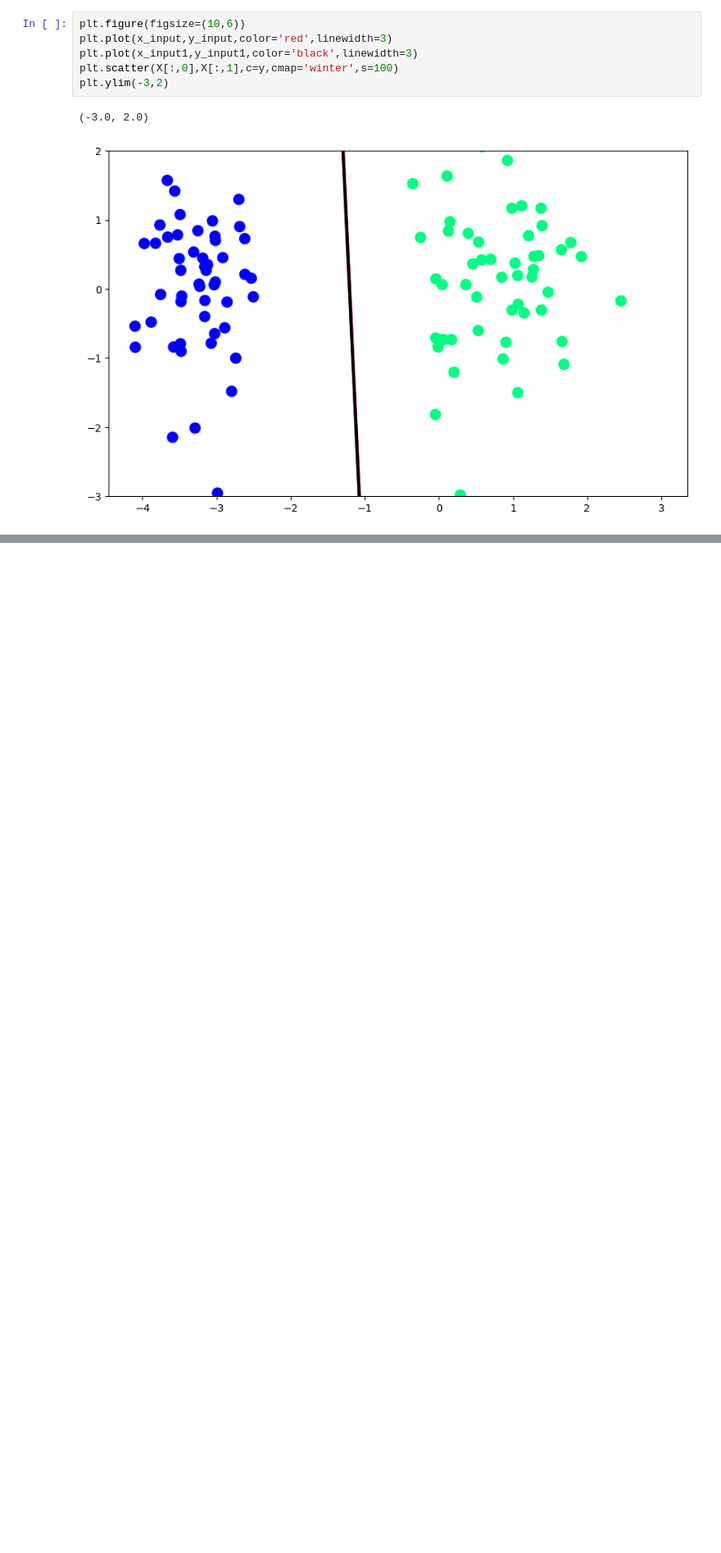
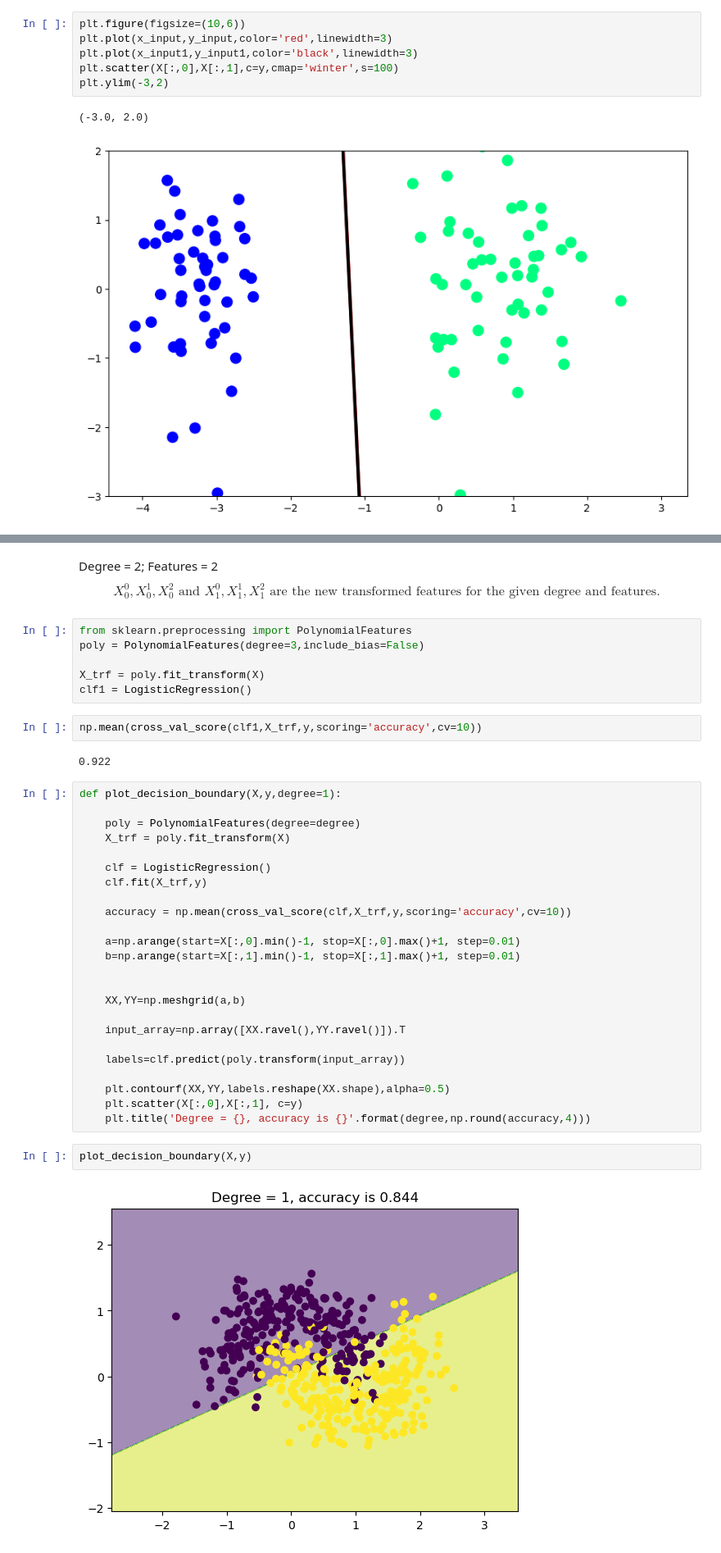
Before and after one commit to daaanishhh002/MachineLearning, a Jupyter notebook: Machine Learning Algorithms/Supervised Learning/LogisticRegression.ipynb, the cells around one changed output, grey strips where cells are left out. Shown at 82% size. Saved outputs shown, nothing was run; the diff lists cells and outputs as text; blank space fills up the shorter version.

```diff
--- a/Machine Learning Algorithms/Supervised Learning/LogisticRegression.ipynb
+++ b/Machine Learning Algorithms/Supervised Learning/LogisticRegression.ipynb
@@ -62,0 +199,41 @@ plt.ylim(-3,2)
+# %% [markdown]
+Degree = 2; Features = 2
+$$ X_0^0, X_0^1, X_0^2 \text{ and } X_1^0, X_1^1, X_1^2 \text{ are the new transformed features for the given degree and features.}$$
+# %%
+from sklearn.preprocessing import PolynomialFeatures
+poly = PolynomialFeatures(degree=3,include_bias=False)
+
+X_trf = poly.fit_transform(X)
+clf1 = LogisticRegression()
+# %%
+np.mean(cross_val_score(clf1,X_trf,y,scoring='accuracy',cv=10))
+# %% [output]
+0.922
+# %%
+def plot_decision_boundary(X,y,degree=1):
+
+    poly = PolynomialFeatures(degree=degree)
+    X_trf = poly.fit_transform(X)
+
+    clf = LogisticRegression()
+    clf.fit(X_trf,y)
+
+    accuracy = np.mean(cross_val_score(clf,X_trf,y,scoring='accuracy',cv=10))
+
+    a=np.arange(start=X[:,0].min()-1, stop=X[:,0].max()+1, step=0.01)
+    b=np.arange(start=X[:,1].min()-1, stop=X[:,1].max()+1, step=0.01)
+
+
+    XX,YY=np.meshgrid(a,b)
+
+    input_array=np.array([XX.ravel(),YY.ravel()]).T
+
+    labels=clf.predict(poly.transform(input_array))
+
+    plt.contourf(XX,YY,labels.reshape(XX.shape),alpha=0.5)
+    plt.scatter(X[:,0],X[:,1], c=y)
+    plt.title('Degree = {}, accuracy is {}'.format(degree,np.round(accuracy,4)))
+# %%
+plot_decision_boundary(X,y)
+# %% [output]
+[figure, added]
```
Also changed, not shown: parts of 31 cells of this notebook.
